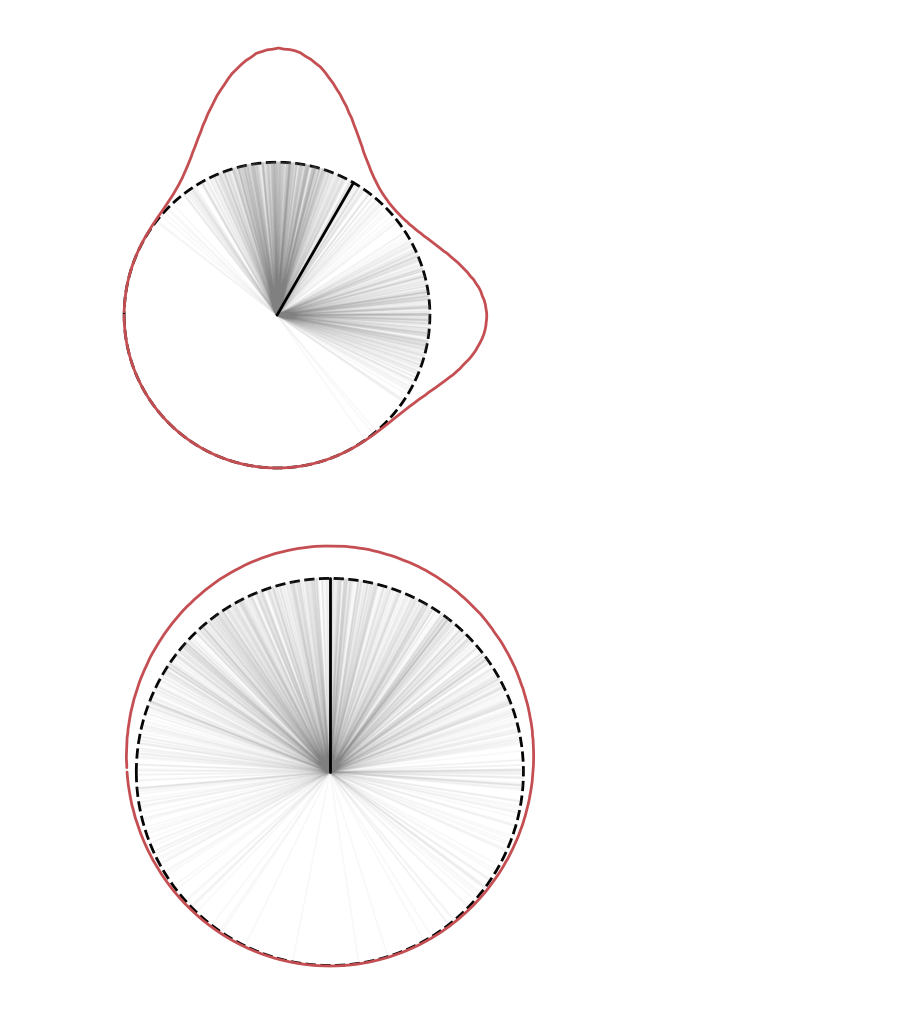
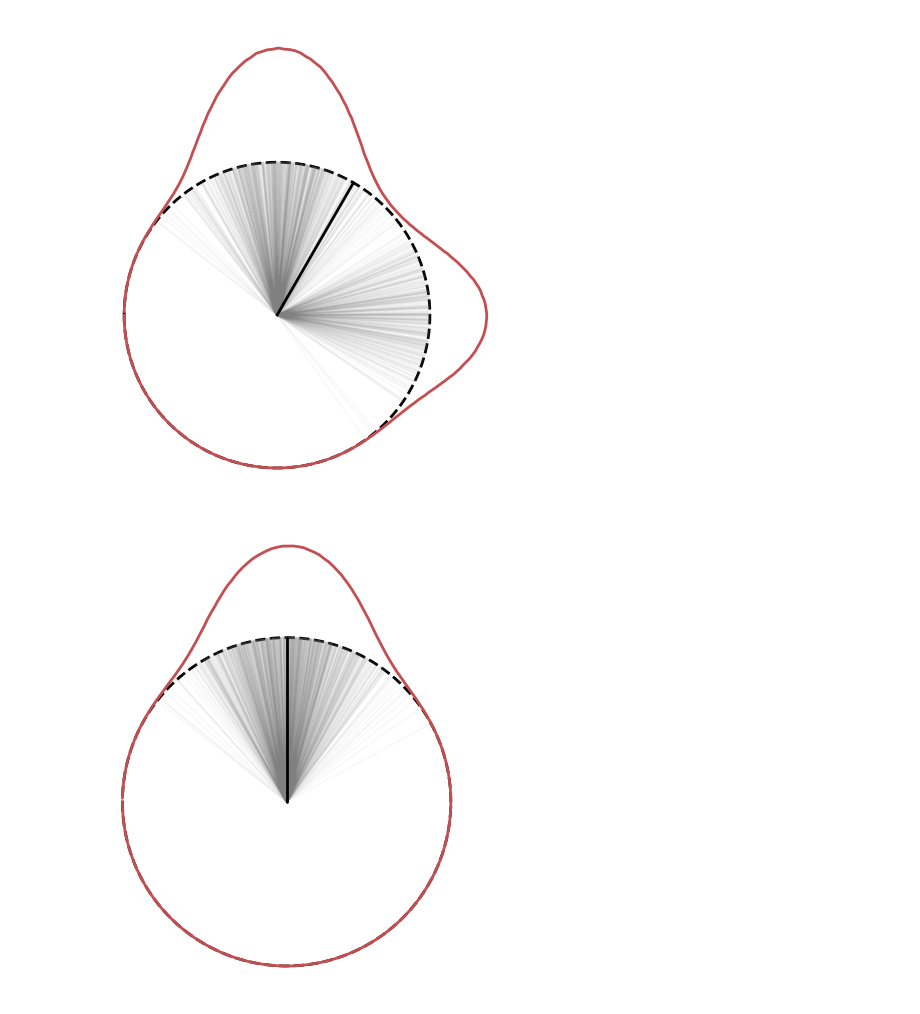
Before and after one commit to matthieubulte/meantesting, a Jupyter notebook: figures.ipynb, the cells around one changed output. Drawn from its saved outputs; the diff is of its cells as text; code cells hidden in the pictures.

Commit message:
Modify wind data for new test and add new plot

```diff
--- a/figures.ipynb
+++ b/figures.ipynb
@@ -420,7 +420,7 @@ plt.savefig(
 [figure]
 # %%
 def sample_von_mises(key, n, mu):
-    vs = jax.random.normal(key, (n, mu.shape[0]))
+    vs = 0.3 * jax.random.normal(key, (n, mu.shape[0]))
     return jax.vmap(lambda v: S.exp(mu, proj_comp(mu, v)))(vs)
 
 
@@ -434,36 +434,36 @@ counts, _ = np.histogram(data, bins=theta)
 density = counts / counts.sum() * 20
 
 circle_x = np.cos(theta) * s
 circle_y = np.sin(theta) * s
 density_x = (1 + density) * np.cos(theta[:-1]) * s
 density_y = (1 + density) * np.sin(theta[:-1]) * s
 
 fig, ax = plt.subplots(figsize=(6, 6))
 plt.grid(False)
 plt.plot(circle_x, circle_y, "--", linewidth=2, color="black", zorder=0)
 plt.plot(density_x, density_y, "r-", linewidth=2, label="Density", zorder=0, alpha=1)
 
 x = sample_mixture(
     jax.random.PRNGKey(np.random.randint(0, 2**32)), 1000, mix_mu_0, mix_mu_1, 0
 )
 
 for i in range(x.shape[0]):
     plt.plot([0, s * x[i, 0]], [0, s * x[i, 1]], color="grey", zorder=1, alpha=0.05)
 
 plt.plot(
     [0, s * mix_mu_0[0]], [0, s * mix_mu_0[1]], color="black", zorder=1, linewidth=2
 )
 ax.spines["top"].set_visible(False)
 ax.spines["right"].set_visible(False)
 ax.spines["left"].set_visible(False)
 ax.spines["bottom"].set_visible(False)
 plt.xticks([])
 plt.yticks([])
 ax.set_aspect("equal")
-# plt.savefig(
-#     "./plots/sample_circle.pdf",
-#     bbox_inches="tight",
-#     transparent=True,
-# )
+plt.savefig(
+    "./plots/sample_circle.pdf",
+    bbox_inches="tight",
+    transparent=True,
+)
 # %% [output]
-[figure, old version]
+[figure, new version]
```
Also changed, not shown: 7 other files.
